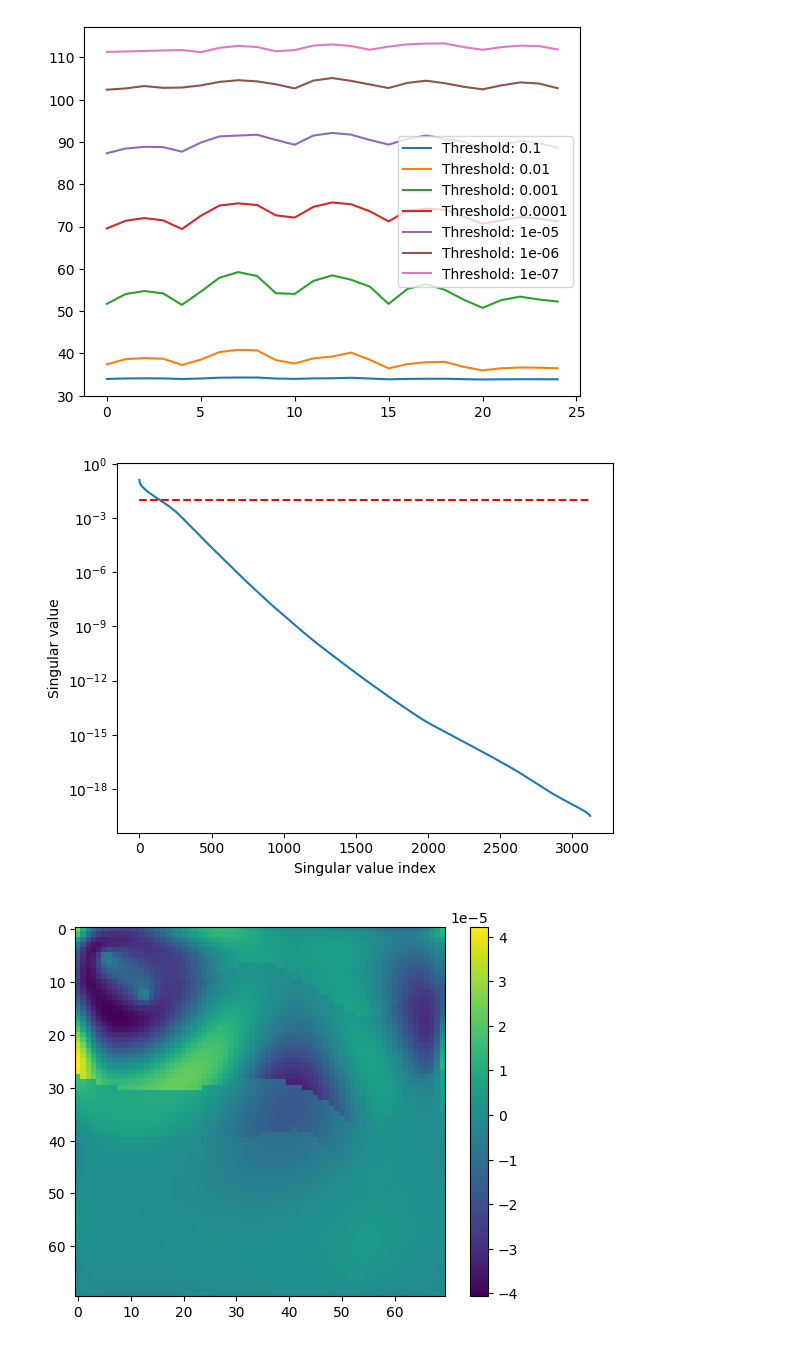
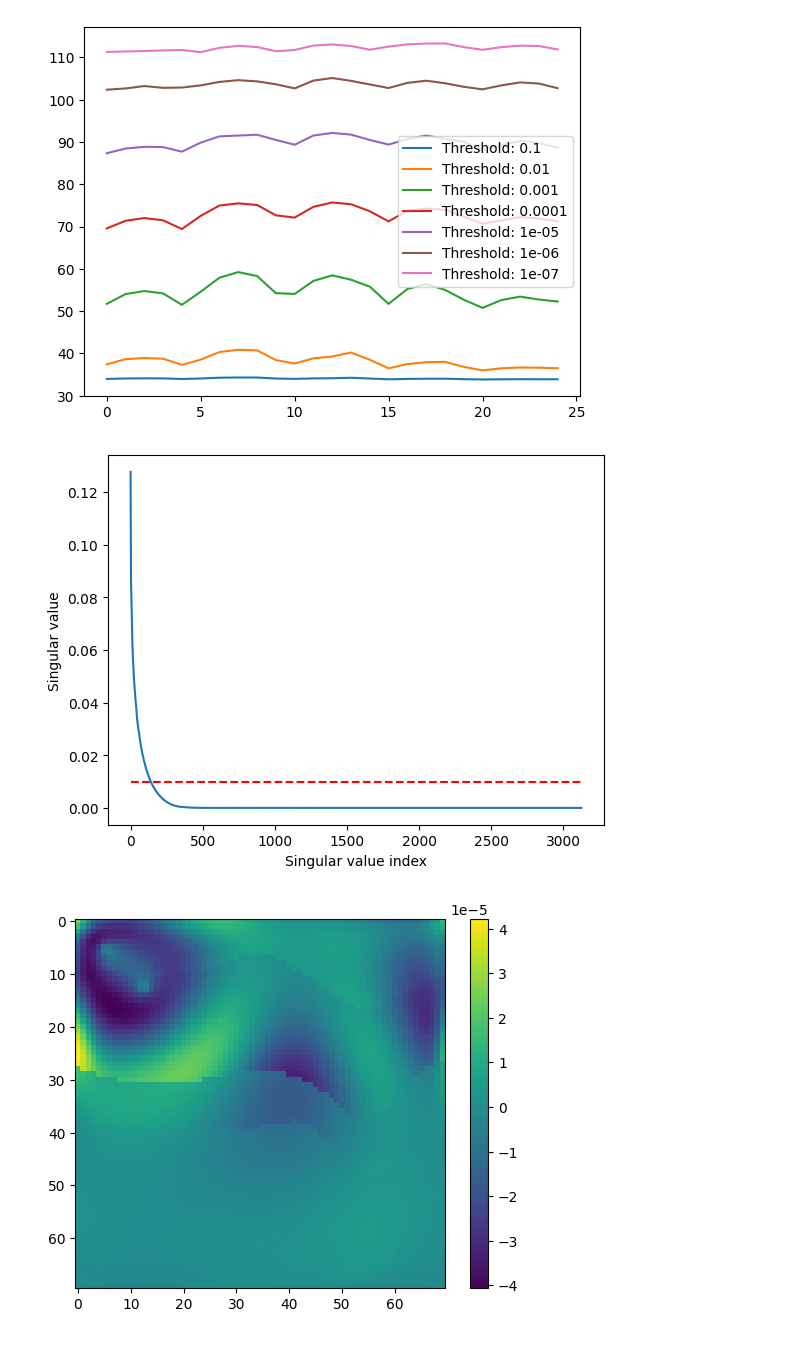
Before and after one commit to armercier/Hybrid-OED, a Jupyter notebook: src/scripts/test_case_C.ipynb, the cells around one changed output. Drawn from its saved outputs; the diff is of its cells as text; code cells hidden in the pictures.

```diff
--- a/src/scripts/test_case_C.ipynb
+++ b/src/scripts/test_case_C.ipynb
@@ -82,5 +67,19 @@ print(complex_stack_complete_2D.shape)
 (25, 125, 4900)
 (3125, 4900)
+# %%
+params = {
+    "criterion_threshold": 1e-2,
+    "regularisation_loss": 0.0,
+    "norm_loss": 0.03,
+    "top_k_loss": 0.0,
+    "differentiable_mask_sharpness": 10.0,
+    "number_of_k":10,
+    "hidden_size": 56,
+    "num_hidden_layers": 3,
+    "learning_rate": 1e-3,
+    "num_iterations": 15,
+    "print_gradients": False,
+}
 # %%
 plt.figure()
 
@@ -95,7 +94,7 @@ for th in threshold:
 plt.legend()
 plt.show()
 
-criterion_threshold = 1e-2
+criterion_threshold = params["criterion_threshold"]
 
 C_sources_1e_3 = []
 for array in stacked_array:
@@ -109,16 +108,16 @@ C_sources_1e_3 = jnp.array(C_sources_1e_3)
 singular_values = jnp.sort(jnp.linalg.svdvals(complex_stack_complete_2D)**2)[::-1]
 # %%
 plt.figure()
-# plt.plot(singular_values)
-plt.semilogy(singular_values)
+plt.plot(singular_values)
+# plt.semilogy(singular_values)
 # plt.yscale('log')
 plt.xlabel('Singular value index')
 plt.ylabel('Singular value')
 plt.hlines(criterion_threshold, 0, len(singular_values), colors='r', linestyles='dashed', label='Threshold')
 
 plt.show()
 # %% [output]
-[figure, old version]
+[figure, new version]
 # %%
 # plot the stacked array
 plt.figure()
```
Also changed, not shown: parts of 9 cells of this notebook, 3 other files.
